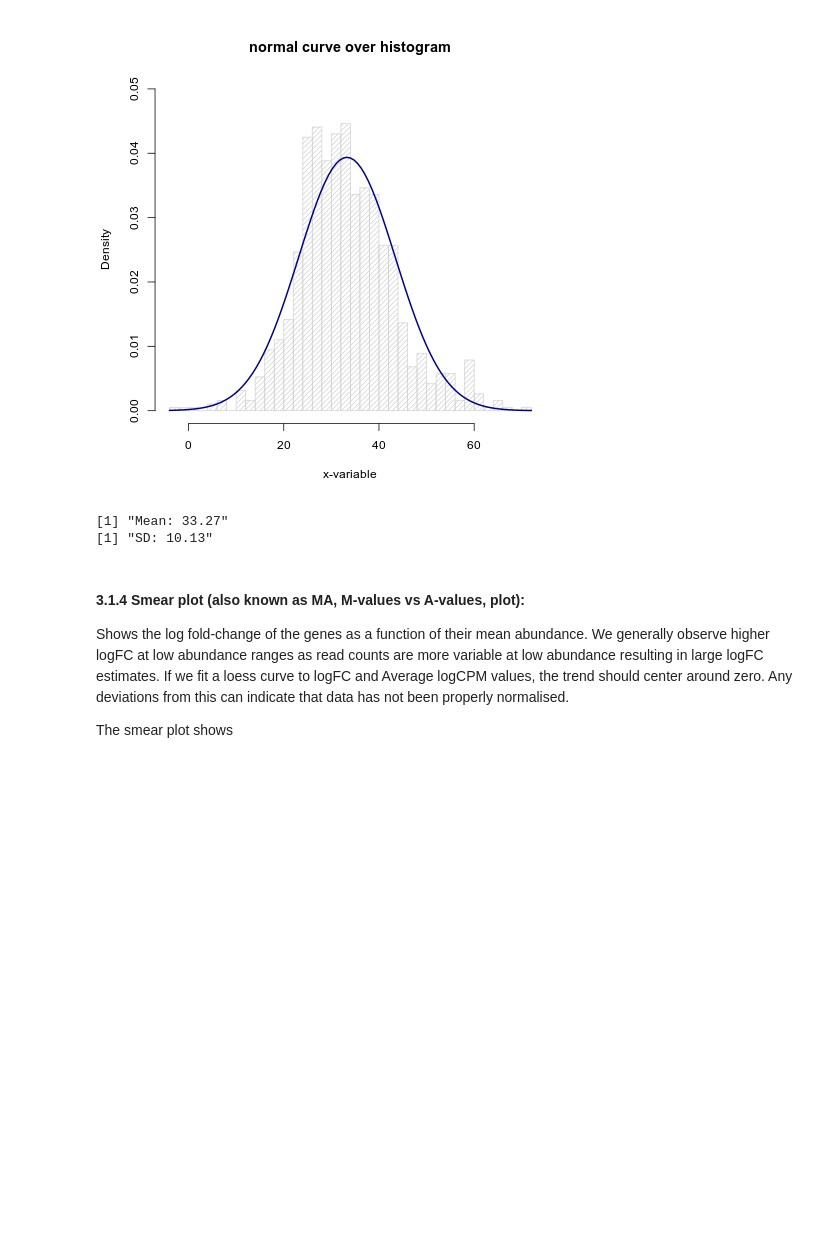
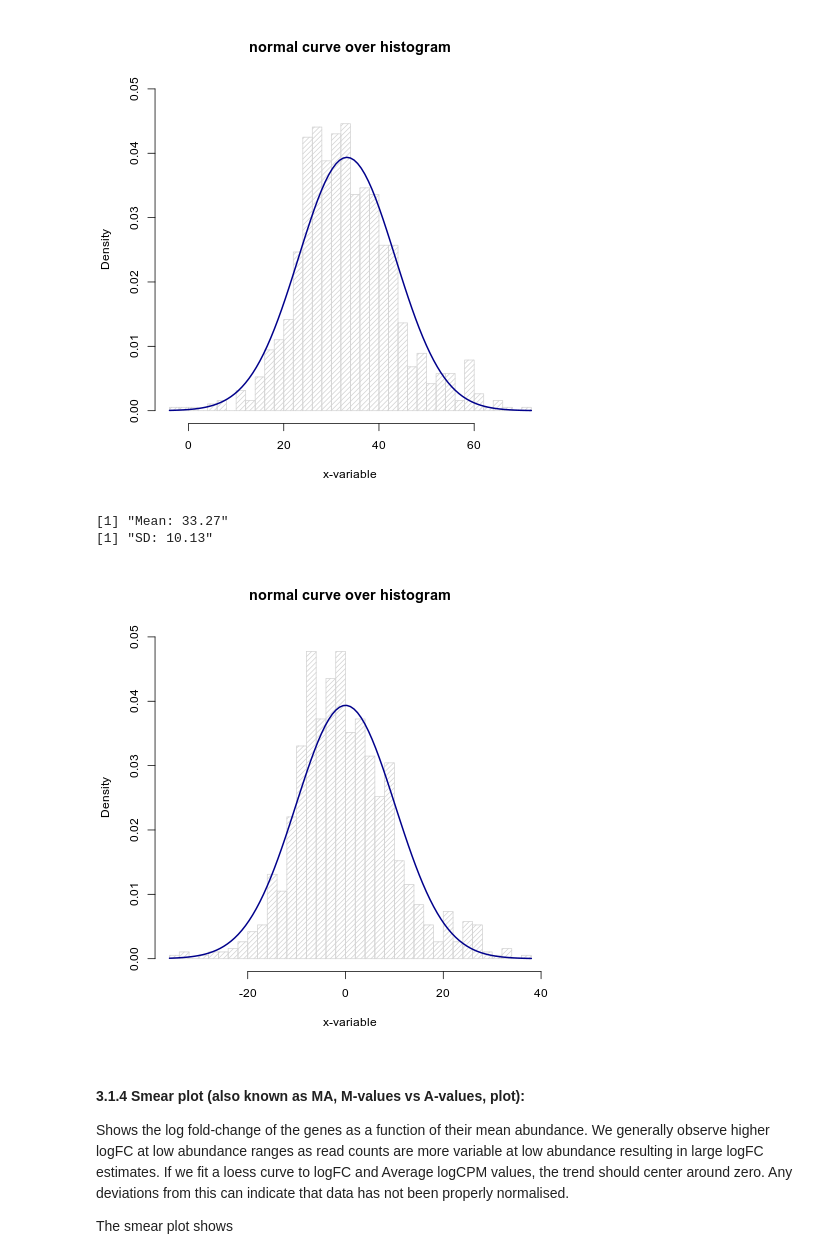
Before and after one commit to lueckenlab/masterpraktikum_fibrosis_atlas, a Jupyter notebook: notebooks/differential_gene_expression_analysis/DiffEx_edgeR_py.ipynb, the cells around one changed output. Cells and saved outputs as stored; diff of their text form; code cells hidden in the pictures; blank space fills up the shorter version.

Commit message:
Adding plot to show the distribution of logFC

```diff
--- a/notebooks/differential_gene_expression_analysis/DiffEx_edgeR_py.ipynb
+++ b/notebooks/differential_gene_expression_analysis/DiffEx_edgeR_py.ipynb
@@ -249,10 +243,17 @@ print(paste0("SD: ", round(sqrt(var(tt_Neutrophils$logFC)), 2)))
 [1] "Mean: 33.27"
 [1] "SD: 10.13"
 # %%
-# Median von allen abziehen
-
 %%R
-mean_Neutro <- mean(tt_Neutrophils$logFC)
+g2 <- tt_Neutrophils$logFC - mean(tt_Neutrophils$logFC)
+m2<-mean(g2)
+std2<-sqrt(var(g2))
+hist(g2, density=20, breaks=50, prob=TRUE,
+     xlab="x-variable", ylim=c(0, 0.05),
+     main="normal curve over histogram")
+curve(dnorm(x, mean=m2, sd=std2),
+      col="darkblue", lwd=2, add=TRUE, yaxt="n")
+# %% [output]
+[figure, added]
 # %% [markdown]
 #### 3.1.4 Smear plot (also known as MA, M-values vs A-values, plot):
 
```
Also changed, not shown: parts of 8 cells of this notebook.
